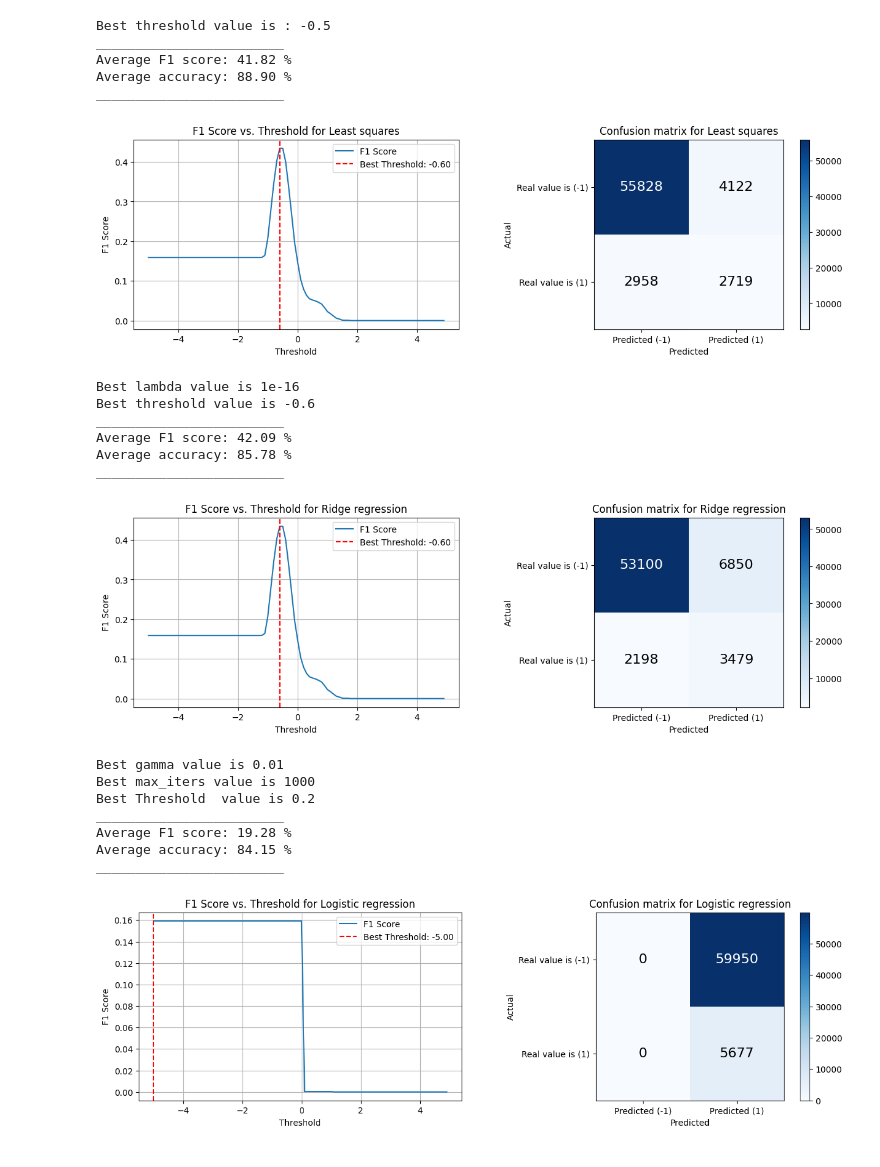
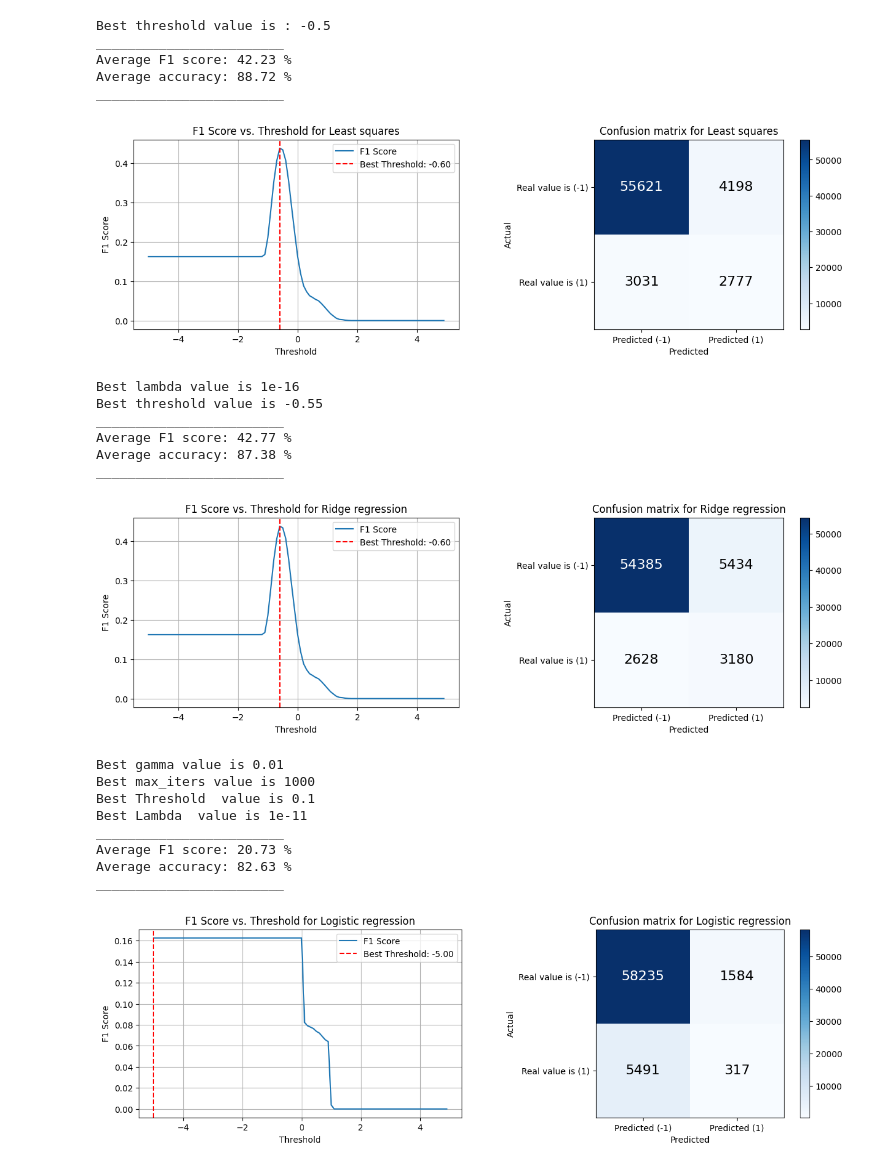
Before and after one commit to mimimamalah/CVD_prediction, a Jupyter notebook: run.ipynb, the cells around one changed output. Cells and saved outputs as stored; diff of their text form; code cells hidden in the pictures.

```diff
--- a/run.ipynb
+++ b/run.ipynb
@@ -79,7 +79,7 @@ def find_best_threshold(actual_y, pred_y, model_name, ax):
 
     for threshold in thresholds:
         pred_discrete = np.where(pred_y >= threshold, 1, -1)
-        tp, tn, fp, fn = metrics.calculate_parameters(pred_discrete, actual_y)
+        tp, tn, fp, fn = metrics.calculate_parameters(actual_y,pred_discrete)
         f1_score = metrics.f1_score(tp, fp, fn)
         f1_scores.append(f1_score)
 
@@ -132,13 +132,13 @@ plt.show()
 # %% [output]
 Best threshold value is : -0.5
 ________________________
-Average F1 score: 41.82 %
-Average accuracy: 88.90 %
+Average F1 score: 42.23 %
+Average accuracy: 88.72 %
 ________________________
-[figure, old version]
+[figure, new version]
 # %%
 # Ridge regression
-best_lambda,best_thresh = cv.cross_validation_ridge_regression(y_cv, x_cv,k=5,threshold=[-0.9,-0.8,-0.7,-0.6,-0.5,-0.4,-0.3,-0.2] ,lambda_values=[1e-16,1e-15,1e-14])
+best_lambda,best_thresh = cv.cross_validation_ridge_regression(y_cv, x_cv,k=5,threshold=[-0.9,-0.8,-0.7,-0.6,-0.55,-0.5,-0.4,-0.3,-0.2] ,lambda_values=[1e-16,1e-15,1e-14,0.5,1,2])
 
 w, _ = implementations.ridge_regression(y_cv, x_cv,best_lambda)
 pred = x_cv.dot(w)
@@ -150,32 +150,33 @@ plot_confusion_matrix(y_cv, pred_discrete, "Ridge regression", axs[1])
 plt.show()
 # %% [output]
 Best lambda value is 1e-16
-Best threshold value is -0.6
+Best threshold value is -0.55
 ________________________
-Average F1 score: 42.09 %
-Average accuracy: 85.78 %
+Average F1 score: 42.77 %
+Average accuracy: 87.38 %
 ________________________
-[figure, old version]
+[figure, new version]
 # %%
 # Logistic regression
 import Logistics
 y_cv_logistic = (y_cv+1)/2
-best_max_ibest_max_iters, best_gamma, best_Threshold = cv.cross_validation_logistic(y_cv_logistic, x_cv, k=5, reg=False, thresholds=[0.5,0.1,0.2], max_iters_list=[1000], gamma_list=[0.01])
+best_max_iters, best_gamma, best_Threshold ,_ = cv.cross_validation_logistic(y_cv_logistic, x_cv, k=5, reg=False, thresholds=[0.5,0.1,0.2], max_iters_list=[1000], gamma_list=[0.01])
 
 w, _ = implementations.logistic_regression(y_cv_logistic, x_cv, initial_w, best_max_iters, best_gamma)
 pred = Logistics.sigmoid(x_cv.dot(w))
-pred_discrete = np.where(pred >= best_thresh, 1, -1)
+pred_discrete = np.where(pred >= best_Threshold, 1, -1)
 
 fig, axs = plt.subplots(1, 2, figsize=(15, 4))
 find_best_threshold(y_cv, pred, "Logistic regression", axs[0])
 plot_confusion_matrix(y_cv, pred_discrete, "Logistic regression", axs[1])
 plt.show()
 # %% [output]
 Best gamma value is 0.01
 Best max_iters value is 1000
-Best Threshold  value is 0.2
+Best Threshold  value is 0.1
+Best Lambda  value is 1e-11
 ________________________
-Average F1 score: 19.28 %
-Average accuracy: 84.15 %
+Average F1 score: 20.73 %
+Average accuracy: 82.63 %
 ________________________
-[figure, old version]
+[figure, new version]
```
Also changed, not shown: parts of 6 cells of this notebook, 3 other files.
